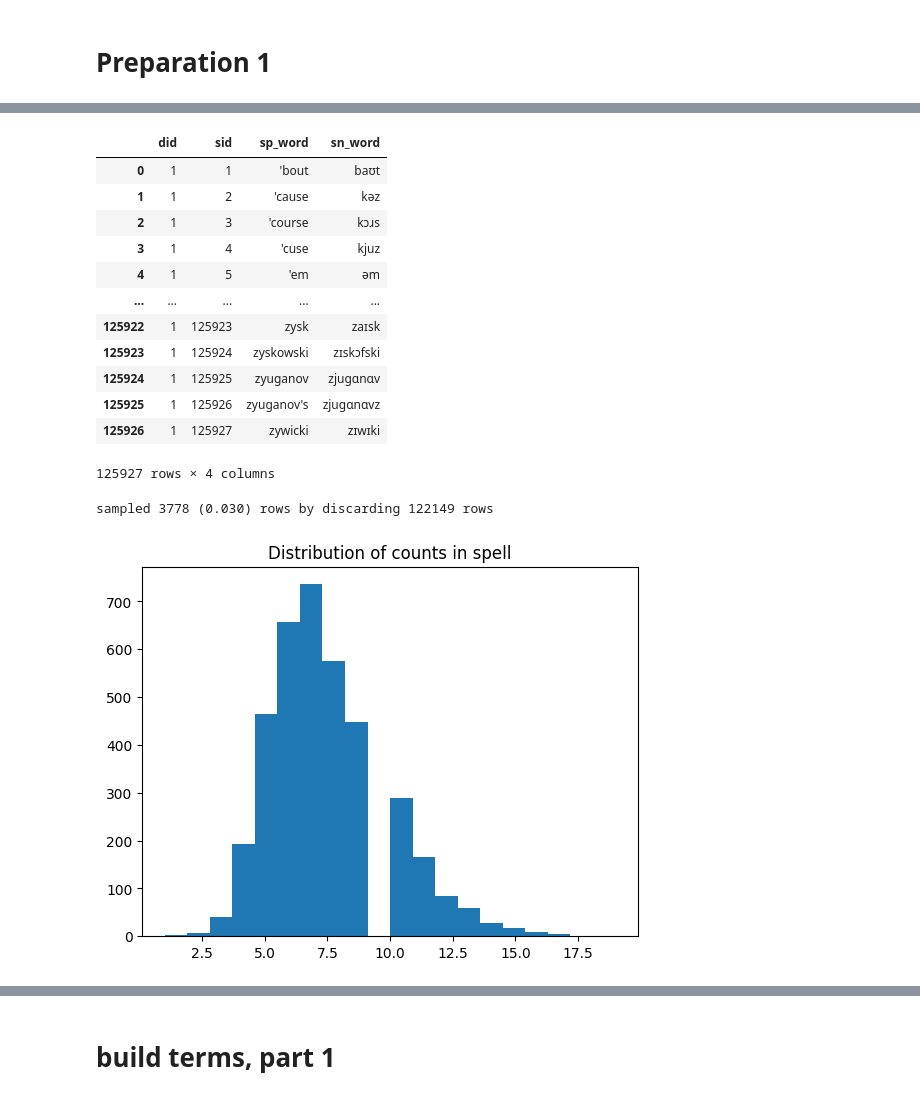
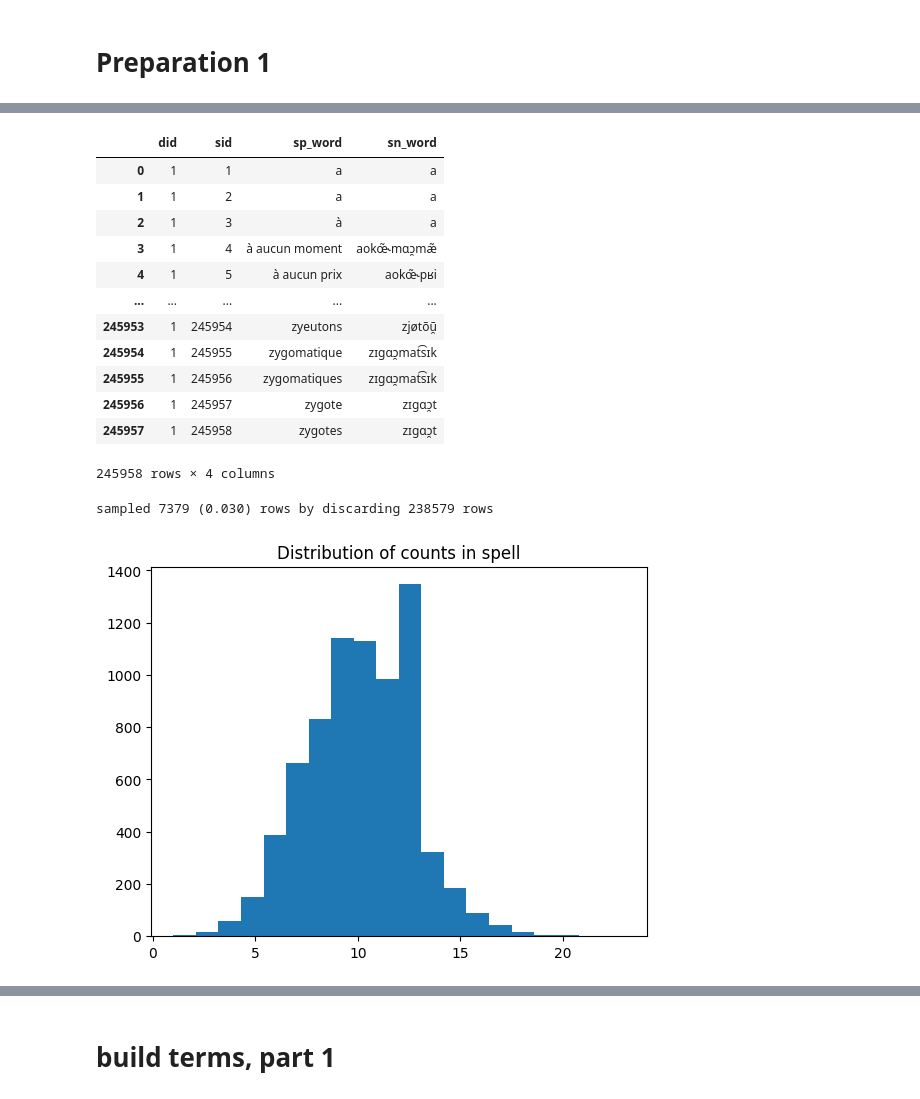
Before and after one commit to kow-k/HDP-spell-sound-analyzer, a Jupyter notebook: HDP-spell-sound-pair-analyzer.ipynb, the cells around one changed output, grey strips where cells are left out. Saved outputs shown, nothing was run; the diff lists cells and outputs as text; code cells hidden in the pictures.

```diff
--- a/HDP-spell-sound-pair-analyzer.ipynb
+++ b/HDP-spell-sound-pair-analyzer.ipynb
@@ -127,24 +131,28 @@ files
  'data/open-dict-ipa/data1a/de_non_N_only.csv.gz']
 # %%
 ## select language and file
-lang_names = {  'en' : 'English',
+lang_names = {  'ar' : 'Arabic',
                 'de' : 'German',
-                'fr' : 'French'
+                'en' : 'English',
+                'es' : 'Spanish',
+                'fr' : 'French',
+                'sw' : 'Swahili'
             }
 #
-lang_keys = [ 'en', 'de', 'fr' ]
-lang_key = lang_keys[0]
+lang_keys = [ 'ar', 'de', 'en', 'es', 'fr', 'sw' ]
+lang_key  = lang_keys[-2]
 lang_name = lang_names[lang_key]
-print(f"lang_name: {lang_name} [lang_key: {lang_key}]")
+lang_attr = ""
+print(f"lang_name: {lang_name} ({lang_attr}) [lang_key: {lang_key}]")
 #
 files = [ file for file in files if f"/{lang_key}" in file ]
 print(files)
-#
-target_attr = "US"
-if len(target_attr) > 0:
-    print(f"target_attr: {target_attr}")
-    selected_files = [ file for file in files if target_attr in file ]
+if len(lang_attr) > 0:
+    print(f"lang_attr: {lang_attr}")
+    selected_files = [ file for file in files if lang_attr in file ]
 else:
     selected_files = files
 selected_files
+if len(selected_files) == 0:
+    exit()
 # %% [output]
@@ -157,14 +163,14 @@ target_attr: US
 import re, unicodedata
 import pandas as pd
 check = False
+target_file = selected_files[0]
 col_names = [ 'sp_word', 'sn_word' ]
-for j, target_file in enumerate(selected_files):
-    if target_file.endswith(".gz"):
-        with gzip.open(target_file, "rt") as f:
-            raw_df = pd.read_csv(f, encoding = 'utf8', header = None, names = col_names )
-    else:
-        with open(target_file, "rt") as f:
-            raw_df = pd.read_csv(f, encoding = 'utf8', header = None, names = col_names )
+if target_file.endswith(".gz"):
+    with gzip.open(target_file, "rt") as f:
+        raw_df = pd.read_csv(f, encoding = 'utf8', header = None, names = col_names )
+else:
+    with open(target_file, "rt") as f:
+        raw_df = pd.read_csv(f, encoding = 'utf8', header = None, names = col_names )
 #
 raw_df
 # %% [output]
@@ -226,11 +232,11 @@ for i, row in raw_df.iterrows():
         Sounds.append(sound)
 #
 var_names = [ 'did', 'sid', 'sp_word', 'sn_word',
-            'sp_word_size', 'sn_word_size', 'paired_terms',
+            'sp_size', 'sn_size', 'paired_terms',
             'sp_1gram', 'sp_2gram', 'sp_3gram',
-            'sp_skippy2gram', 'sp_skippy3gram',
+            'sp_sk2gram', 'sp_sk3gram',
             'sn_1gram', 'sn_2gram', 'sn_3gram',
-            'sn_skippy2gram', 'sn_skippy3gram' ]
+            'sn_sk2gram', 'sn_sk3gram' ]
 df = pd.DataFrame()
 df['did'] = dids
 df['sid'] = sids
@@ -240,18 +246,18 @@ df['sn_word'] = Sounds
 df[var_names[:4]]
 # %% [output]
 |  | did | sid | sp_word | sn_word |
-| 0 | 1 | 1 | 'bout | baʊt |
-| 1 | 1 | 2 | 'cause | kəz |
-| 2 | 1 | 3 | 'course | kɔɹs |
-| 3 | 1 | 4 | 'cuse | kjuz |
-| 4 | 1 | 5 | 'em | əm |
+| 0 | 1 | 1 | a | a |
+| 1 | 1 | 2 | a | a |
+| 2 | 1 | 3 | à | a |
+| 3 | 1 | 4 | à aucun moment | aokœ̃˞mɑɔ̯mæ̃ |
+| 4 | 1 | 5 | à aucun prix | aokœ̃˞pʁi |
 | ... | ... | ... | ... | ... |
-| 125922 | 1 | 125923 | zysk | zaɪsk |
-| 125923 | 1 | 125924 | zyskowski | zɪskɔfski |
-| 125924 | 1 | 125925 | zyuganov | zjuɡɑnɑv |
-| 125925 | 1 | 125926 | zyuganov's | zjuɡɑnɑvz |
-| 125926 | 1 | 125927 | zywicki | zɪwɪki |
+| 245953 | 1 | 245954 | zyeutons | zjøtõũ̯ |
+| 245954 | 1 | 245955 | zygomatique | zɪgɑɔ̯mat͡sɪk |
+| 245955 | 1 | 245956 | zygomatiques | zɪgɑɔ̯mat͡sɪk |
+| 245956 | 1 | 245957 | zygote | zɪgɑɔ̯t |
+| 245957 | 1 | 245958 | zygotes | zɪgɑɔ̯t |
-125927 rows × 4 columns
+245958 rows × 4 columns
 # %%
 ## sampling
 if source_sampling:
@@ -260,7 +266,7 @@ if source_sampling:
     df = df.sample(sample_size)
     print(f"sampled {len(df)} ({source_sampling_rate:0.3f}) rows by discarding {original_size - len(df)} rows")
 # %% [output]
-sampled 3778 (0.030) rows by discarding 122149 rows
+sampled 7379 (0.030) rows by discarding 238579 rows
 # %%
 ## tokenization
 import gzip, re
@@ -297,18 +303,18 @@ if verbose:
     df
 # %%
 ## add size columns
-df['sp_word_size'] = df['sp_1gram'].apply(lambda x: len(x))
-df['sn_word_size'] = df['sn_1gram'].apply(lambda x: len(x))
+df['sp_size'] = df['sp_1gram'].apply(lambda x: len(x))
+df['sn_size'] = df['sn_1gram'].apply(lambda x: len(x))
 if verbose:
     df
 # %%
 ## 語の綴り文字数の分布
 import matplotlib.pyplot as plt
-plt.hist(df['sp_word_size'], bins = 20)
+plt.hist(df['sp_size'], bins = 20)
 plt.title(f"Distribution of counts in spell")
 plt.show()
 # %% [output]
-[figure, old version]
+[figure, new version]
 # %%
 ## 語の発音記号数の分布
 import matplotlib.pyplot as plt
```
Also changed, not shown: parts of 46 cells of this notebook.
